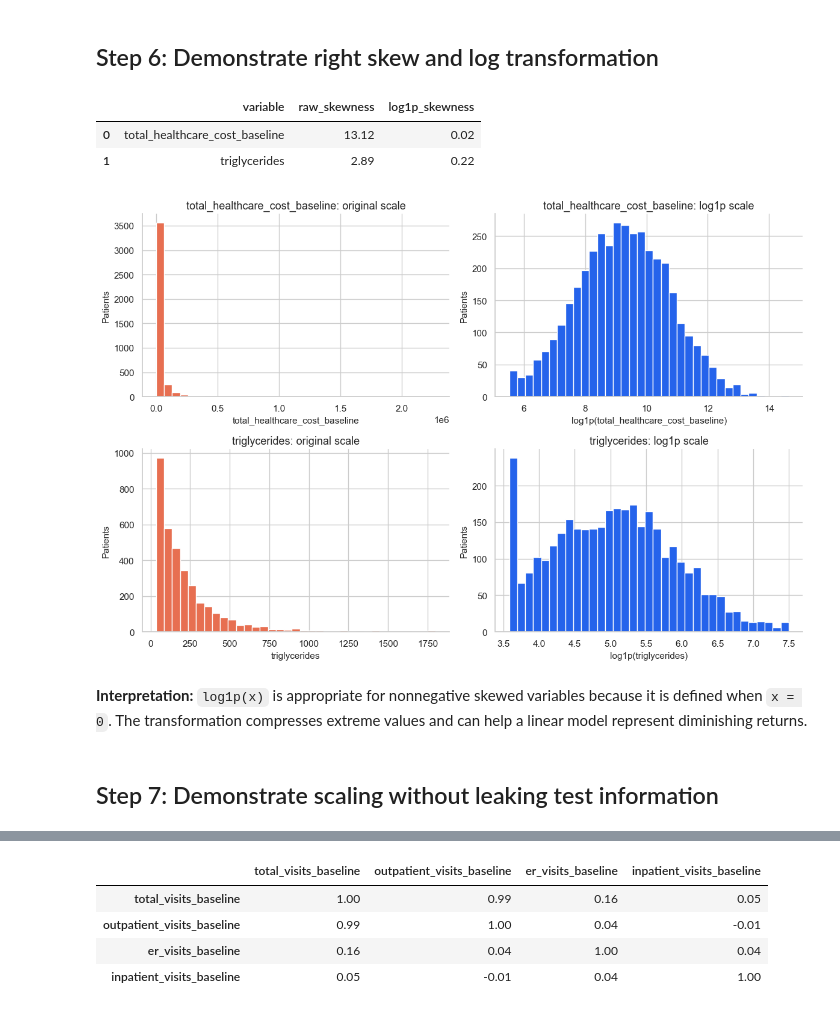
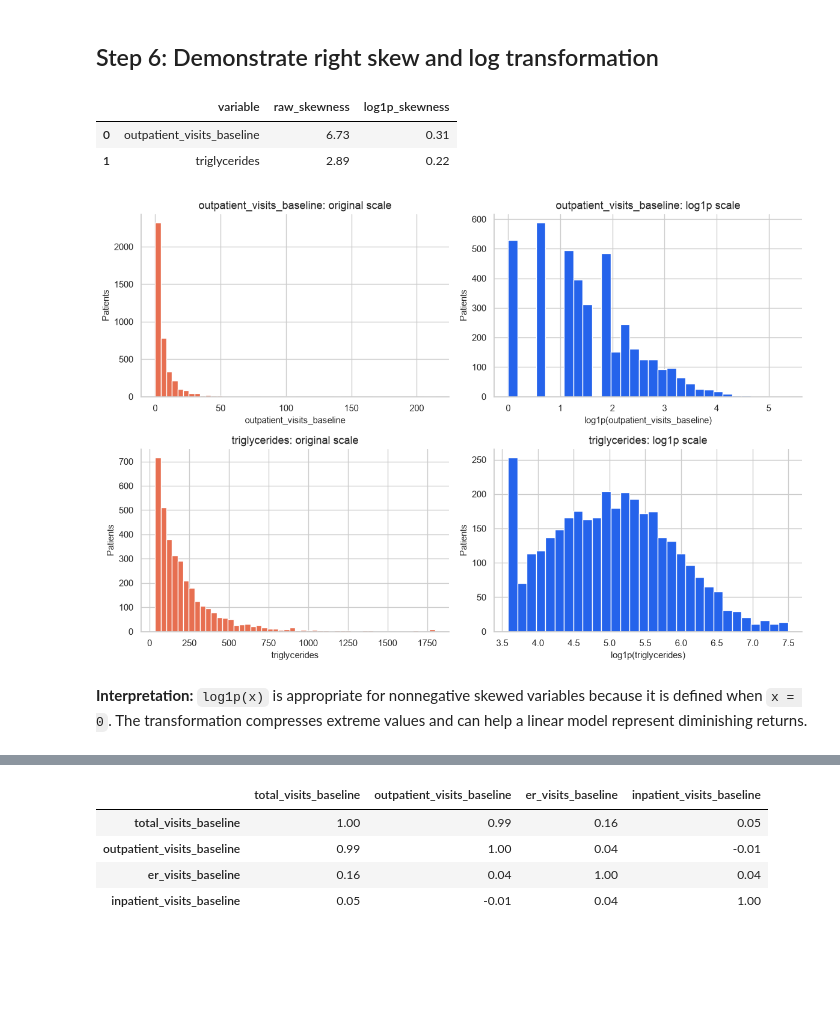
Before and after one commit to alexkychen/ml_epi_lecture, a Jupyter notebook: ref_notebook/01_data_preparation_and_eda.ipynb, the cells around one changed output, grey strips where cells are left out. Saved outputs shown, nothing was run; the diff lists cells and outputs as text; code cells hidden in the pictures; blank space fills up the shorter version.

```diff
--- a/ref_notebook/01_data_preparation_and_eda.ipynb
+++ b/ref_notebook/01_data_preparation_and_eda.ipynb
@@ -37,24 +38,14 @@ import matplotlib.pyplot as plt
 import seaborn as sns
 from IPython.display import display
 from sklearn.model_selection import train_test_split
-from sklearn.preprocessing import StandardScaler
 
 RANDOM_SEED = 20261013
 BASELINE_DAYS = 365
 TARGET = "hospitalized_12m"
 
-candidate_dirs = [
-    Path.cwd() / "data",
-    Path.cwd(),
-    Path.cwd() / "github" / "data",
-    Path.cwd().parent / "data",
-]
-DATA_DIR = next(
-    (path for path in candidate_dirs if (path / "patients.csv").exists() and (path / "labs.csv").exists()),
-    None,
-)
-if DATA_DIR is None:
-    raise FileNotFoundError("Could not find data/patients.csv and data/labs.csv from the current working directory.")
+DATA_DIR = Path("../data")
+if not (DATA_DIR / "patients.csv").exists() or not (DATA_DIR / "labs.csv").exists():
+    raise FileNotFoundError("Expected ../data/patients.csv and ../data/labs.csv.")
 
 sns.set_theme(style="whitegrid", context="notebook")
 COLORS = {
@@ -74,5 +65,5 @@ plt.rcParams.update({
     "axes.spines.right": False,
 })
 
-print(f"Data folder: {DATA_DIR.resolve()}")
+print(f"Data folder: {DATA_DIR}")
 # %% [output]
@@ -302,34 +294,33 @@ plt.show()
 # %% [markdown]
 ## Step 6: Demonstrate right skew and log transformation
 # %%
-skew_examples = ["total_healthcare_cost_baseline", "triglycerides"]
+skew_examples = ["outpatient_visits_baseline", "triglycerides"]
 skew_table = pd.DataFrame({
     "variable": skew_examples,
     "raw_skewness": [analysis_data[column].skew() for column in skew_examples],
     "log1p_skewness": [np.log1p(analysis_data[column]).skew() for column in skew_examples],
 })
 display(skew_table.style.format({"raw_skewness": "{:.2f}", "log1p_skewness": "{:.2f}"}))
 
 fig, axes = plt.subplots(2, 2, figsize=(12, 8))
 for row_index, column in enumerate(skew_examples):
     raw = analysis_data[column].dropna()
     transformed = np.log1p(raw)
-    axes[row_index, 0].hist(raw, bins=35, color=COLORS["orange"], edgecolor="white")
+
+    axes[row_index, 0].hist(raw, bins=50, color=COLORS["orange"], edgecolor="white")
     axes[row_index, 0].set_title(f"{column}: original scale")
     axes[row_index, 0].set_xlabel(column)
     axes[row_index, 0].set_ylabel("Patients")
-    axes[row_index, 1].hist(transformed, bins=35, color=COLORS["blue"], edgecolor="white")
+    axes[row_index, 1].hist(transformed, bins=30, color=COLORS["blue"], edgecolor="white")
     axes[row_index, 1].set_title(f"{column}: log1p scale")
     axes[row_index, 1].set_xlabel(f"log1p({column})")
     axes[row_index, 1].set_ylabel("Patients")
 plt.tight_layout()
 plt.show()
 # %% [output]
 |  | variable | raw_skewness | log1p_skewness |
-| 0 | total_healthcare_cost_baseline | 13.12 | 0.02 |
+| 0 | outpatient_visits_baseline | 6.73 | 0.31 |
 | 1 | triglycerides | 2.89 | 0.22 |
-[figure, old version]
+[figure, new version]
 # %% [markdown]
 **Interpretation:** `log1p(x)` is appropriate for nonnegative skewed variables because it is defined when `x = 0`. The transformation compresses extreme values and can help a linear model represent diminishing returns.
-# %% [markdown]
-## Step 7: Demonstrate scaling without leaking test information
```
Also changed, not shown: parts of 14 cells of this notebook, 6 other files.
